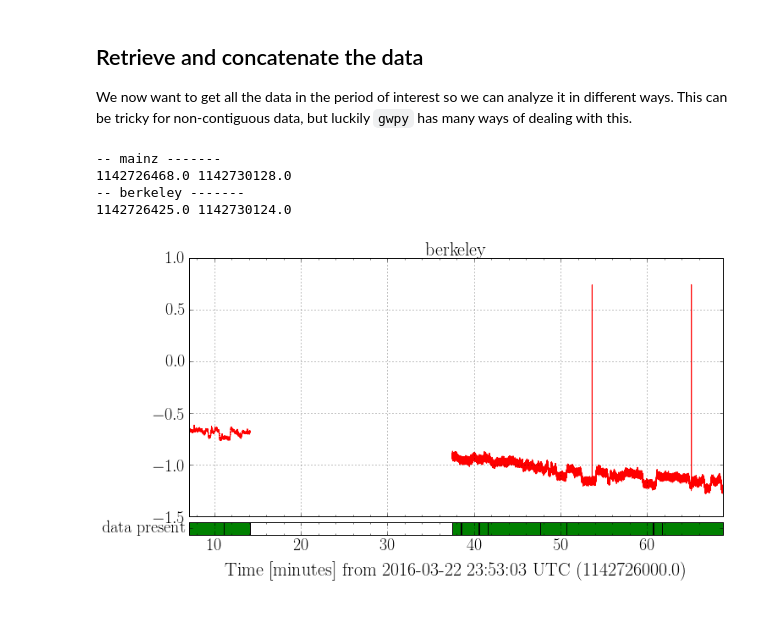
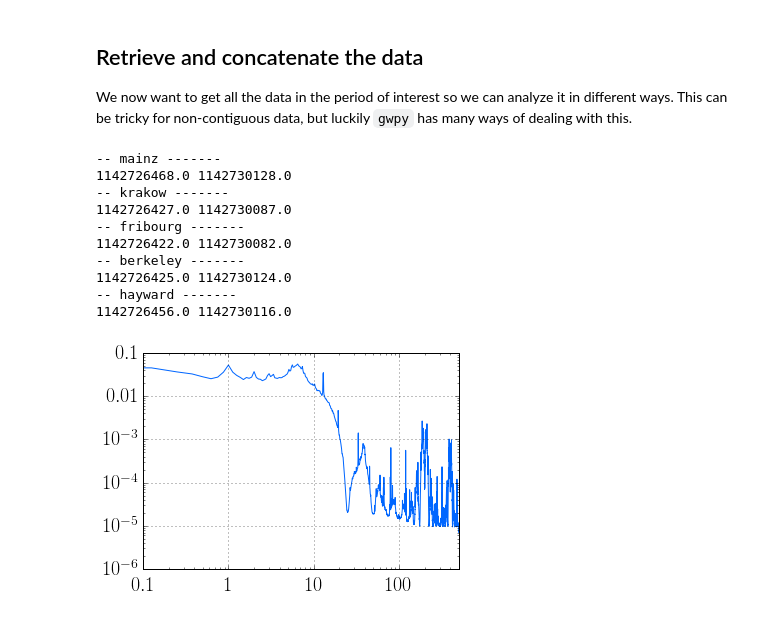
Before and after one commit to GNOME-physics/data_analysis_tutorials, a Jupyter notebook: notebooks/GNOME_data_analysis.ipynb, the cells around one changed output. Drawn from its saved outputs; the diff is of its cells as text; code cells hidden in the pictures.

```diff
--- a/notebooks/GNOME_data_analysis.ipynb
+++ b/notebooks/GNOME_data_analysis.ipynb
@@ -36,7 +40,6 @@ import gnome_da
 
 These are color mappings I've arbitrarily chosen for each station. They can be adjusted if necessary.
 # %%
-"""
 station_map = {
     "berkeley": 'r',
     "mainz": 'b',
@@ -44,9 +47,3 @@ station_map = {
     "hayward": 'c',
     "krakow": 'k'
 }
-"""
-
-station_map = {
-    "berkeley": 'r',
-    "mainz": 'b',
-}
@@ -98,12 +97,13 @@ for station, color in station_map.iteritems():
     #
     # Figure out the order of the data files to fill in the time series
     #
-    for fname in retrieve_file_paths(base_path, station):
+    for fname in gnome_da.retrieve_file_paths(base_path, station):
         hfile = h5py.File(fname, "r")
         data_order[station][gnome_da._file_to_segment(hfile)] = fname
         hfile.close()
 
-print "...done, %d files loaded" % len(data_order)
+print "...done, %d stations loaded" % len(data_order)
+print "Stations loaded: %s" % ", ".join(data_order)
 
 # Uncomment to view a mapping of the data segments to the filenames
 #pprint(data_order)
@@ -194,7 +197,6 @@ for station, data_list in full_data.iteritems():
                             plotargs={'label': 'data present', 'facecolor': 'g', 'edgecolor': 'k'})
     ax.set_xlim(start, end)
     tsplot[station].savefig("%s_time_series_%d_%d.png" % (station, start, end))
-    continue
 
     # AGG complexity starts to complain with large numbers of points
     # And we somehow invoke precision issues that need to be ameliorated
@@ -218,7 +220,6 @@ for station, data_list in full_data.iteritems():
     ax.set_yscale('log')
     ax.set_xlim(1e-1, 500)
     plot.savefig("%s_spectrum_%d_%d.png" % (station, start, end))
-    continue
 
     #
     # Generate a spectorgram plot, and a normalized spectrogram plot
@@ -249,31 +250,37 @@ for station, data_list in full_data.iteritems():
     wax.set_xlim(seglist[0][0], seglist[-1][1])
     plot.savefig("%s_spectrogram_%d_%d.png" % (station, start, end))
 
     white_plot.add_colorbar(log=True)
     white_plot.add_state_segments(SegmentList(seglist), plotargs={'label': 'data present', 'facecolor': 'g', 'edgecolor': 'k'})
     white_plot.savefig("%s_whitened_spectrogram_%d_%d.png" % (station, start, end))
 
     ax = all_plot.gca()
     for ts in full_data:
         ax.plot(ts, color=color)
 
     full_seglist.extend(seglist)
     full_seglist.coalesce()
 
     # TODO: Check coherence with other channels
 
 
 #
 # Generate a plot of all the station's time series
 #
 #ax = all_plot.gca()
 #ax.set_xlim(full_seglist[0][0], full_seglist[-1][1])
 #ax.set_titile("all stations")
 #all_plot.savefig("time_series.png")
 #all_plot.close()
 # %% [output]
 -- mainz -------
 1142726468.0 1142730128.0
+-- krakow -------
+1142726427.0 1142730087.0
+-- fribourg -------
+1142726422.0 1142730082.0
 -- berkeley -------
 1142726425.0 1142730124.0
+-- hayward -------
+1142726456.0 1142730116.0
-[figure, old version]
+[figure, new version]
```
Also changed, not shown: parts of 5 cells of this notebook, 3 other files.
